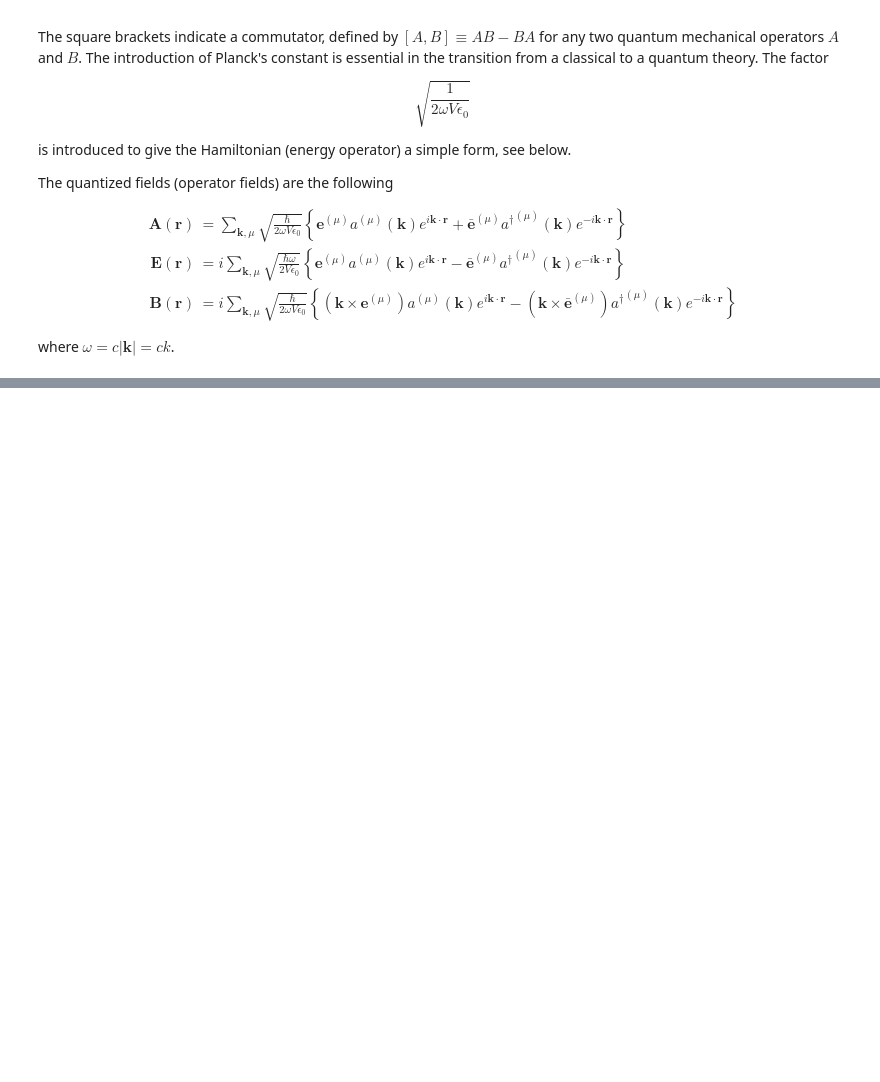
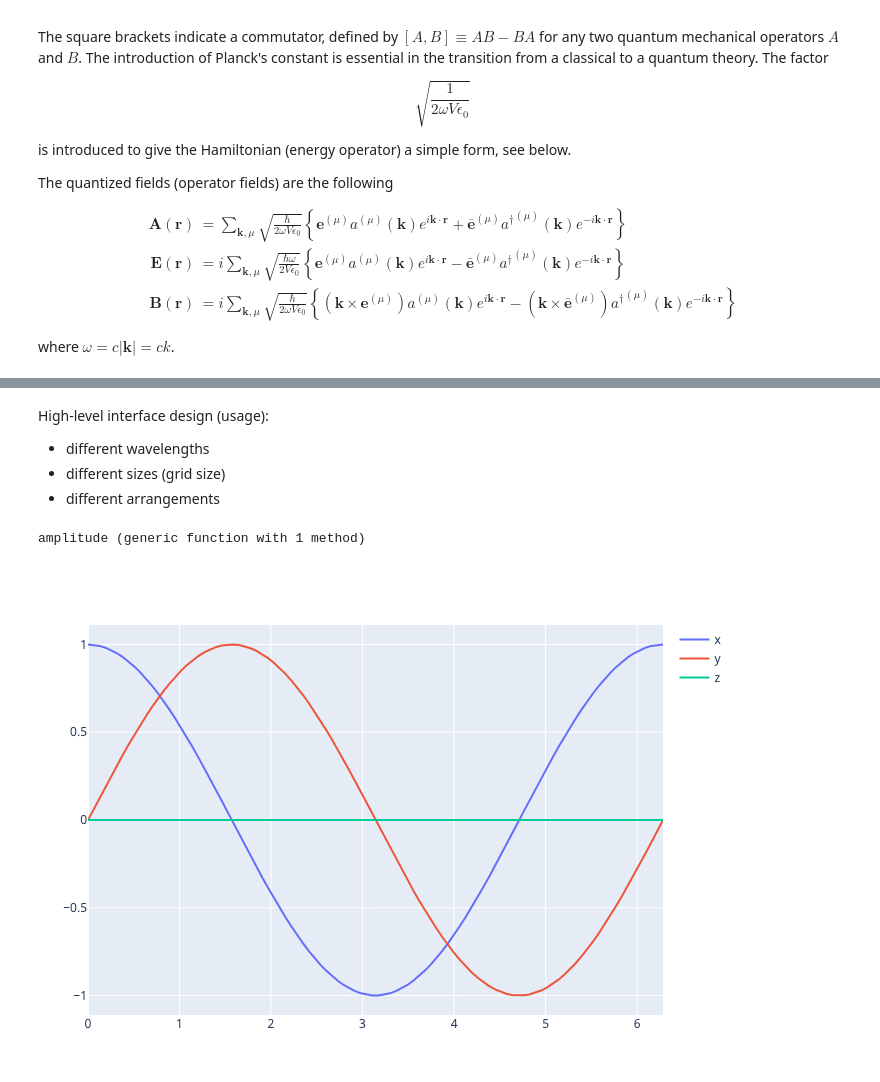
Before and after one commit to fekad/DDA.jl, a Jupyter notebook: examples/electric_field.ipynb, the cells around one changed output, grey strips where cells are left out. Saved outputs shown, nothing was run; the diff lists cells and outputs as text; code cells hidden in the pictures; blank space fills up the shorter version.

```diff
--- a/examples/electric_field.ipynb
+++ b/examples/electric_field.ipynb
@@ -180,0 +241,5 @@ end
+# %% [markdown]
+High-level interface design (usage):
+- different wavelengths
+- different sizes (grid size)
+- different arrangements
@@ -180,0 +262,37 @@ end
+# %%
+
+struct PlaneWave
+    k::Float64
+    e::SVector{2,ComplexF64}
+    θ::Float64
+    ϕ::Float64
+end
+
+function amplitude(E::PlaneWave, r)
+    R = RotZY(E.θ, E.ϕ)
+    return R[:,1:2] * E.e * exp(1im * dot(R[:,3] * E.k, r))
+end
+# %% [output]
+amplitude (generic function with 1 method)
+# %%
+Einc = PlaneWave(1, (1, -1im), 0., 0.)
+
+resx=Float64[]
+resy=Float64[]
+resz=Float64[]
+x = LinRange(0, 2π, 100)
+for i in x
+    r = [i,0, 0]
+    # r = [0,i,0]
+    r = [0,0,i]
+    E = amplitude(Einc, r)
+    append!(resx, real(E[1]))
+    append!(resy, real(E[2]))
+    append!(resz, real(E[3]))
+end
+trace1 = scatter(;x=x, y=resx, mode="lines", name="x")
+trace2 = scatter(;x=x, y=resy, mode="lines", name="y")
+trace3 = scatter(;x=x, y=resz, mode="lines", name="z")
+plot([trace1, trace2, trace3])
+# %% [output]
+[figure, added]
```
Also changed, not shown: parts of 15 cells of this notebook, 1 other file.
